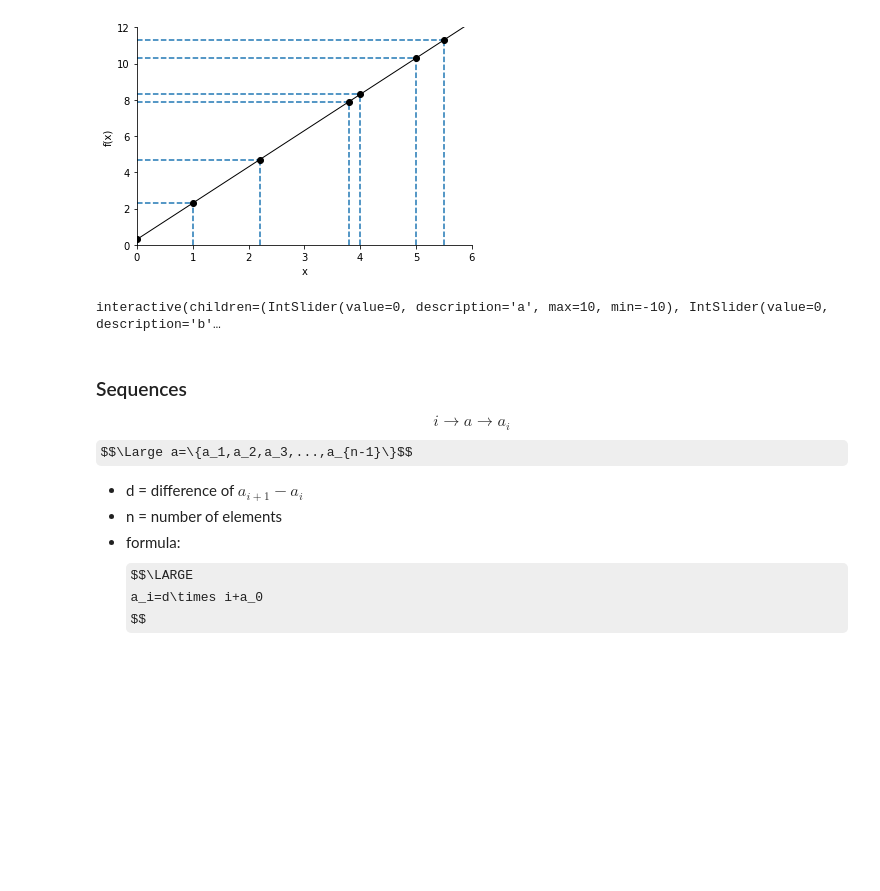
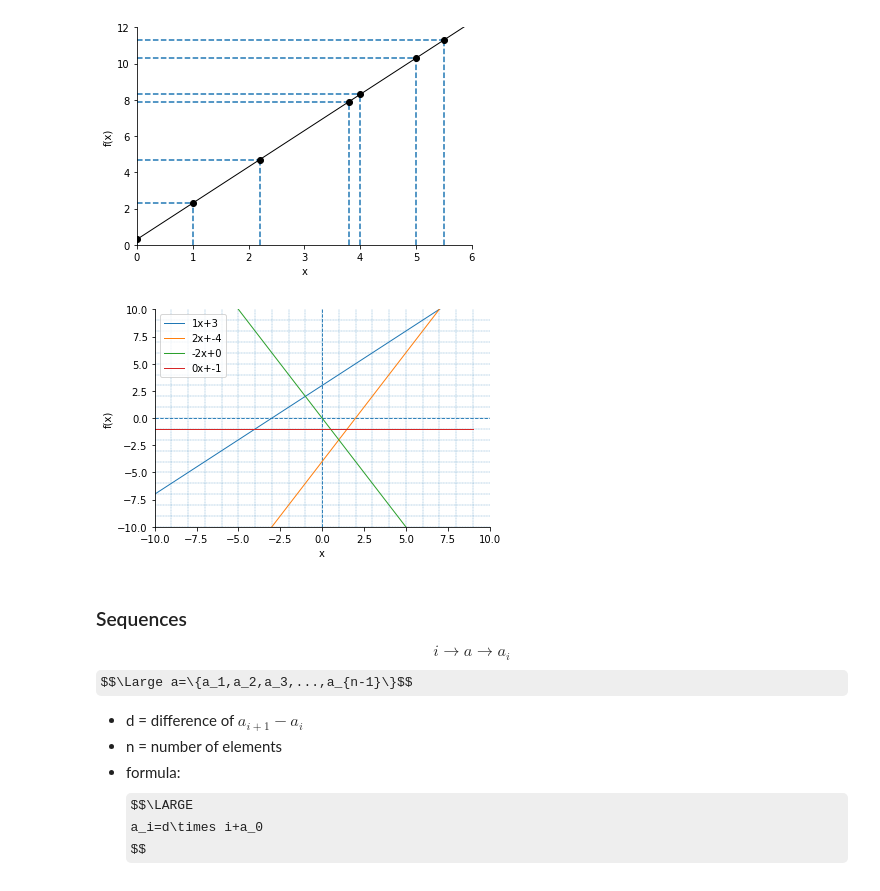
Before and after one commit to Sesota/kntu, a Jupyter notebook: yos/Samin/1/1.ipynb, the cells around one changed output. Saved outputs shown, nothing was run; the diff lists cells and outputs as text; code cells hidden in the pictures; some formulas as TeX source; blank space fills up the shorter version.

```diff
--- a/yos/Samin/1/1.ipynb
+++ b/yos/Samin/1/1.ipynb
@@ -139,30 +139,37 @@ plt.show()
 # %% [output]
 [figure]
 # %%
-@interact(a=(-10,10), b=(-10,10))
-def linear_function(a,b):
-    x = np.arange(-100,100)
-    y = a*x+b
-    fig, axes = plt.subplots(ncols=1, nrows=1, constrained_layout=False)
+x = np.arange(-10,10)
+a = [1,2,-2,0]
+b = [3,-4,0,-1]
+y=[]
+labels=[]
 
-    axes.spines['right'].set_visible(False)
-    axes.spines['top'].set_visible(False)
-    axes.set_xlabel('x')
-    axes.set_ylabel('f(x)')
+fig, axes = plt.subplots(ncols=1, nrows=1, constrained_layout=False)
+axes.spines['right'].set_visible(False)
+axes.spines['top'].set_visible(False)
+axes.set_xlabel('x')
+axes.set_ylabel('f(x)')
 
-    axes.vlines([0],-10,10)
-    axes.hlines([0],-10,10)
-    axes.vlines(np.arange(-10,10),-10,10,linestyles="dashed", linewidth=0.2)
-    axes.hlines(np.arange(-10,10),-10,10,linestyles="dashed", linewidth=0.2)
+axes.vlines(0,-10,10, linestyles='dashed', linewidth=0.9)
+axes.hlines(0,-10,10, linestyles='dashed', linewidth=0.9)
 
-    axes.set_xlim(-10,10)
-    axes.set_ylim(-10,10)
+axes.vlines(x,-10,10, linestyles='dashed', linewidth=0.3)
+axes.hlines(x,-10,10, linestyles='dashed', linewidth=0.3)
 
-    axes.plot(x, y,'k', linewidth=1.0)
+axes.set_xlim(-10,10)
+axes.set_ylim(-10,10)
 
-    plt.show()
+for i in range(4):
+    y.append(a[i]*x+b[i])
+    labels.append(f'{a[i]}x+{b[i]}')
+    axes.plot(x, y[i], linewidth=1.0)
+    axes.set_label(labels[i])
+
+plt.legend(labels)
+plt.show()
 # %% [output]
-interactive(children=(IntSlider(value=0, description='a', max=10, min=-10), IntSlider(value=0, description='b'…
+[figure, added]
 # %% [markdown]
 ### Sequences
 $$i\longrightarrow a \longrightarrow a_i$$
```
